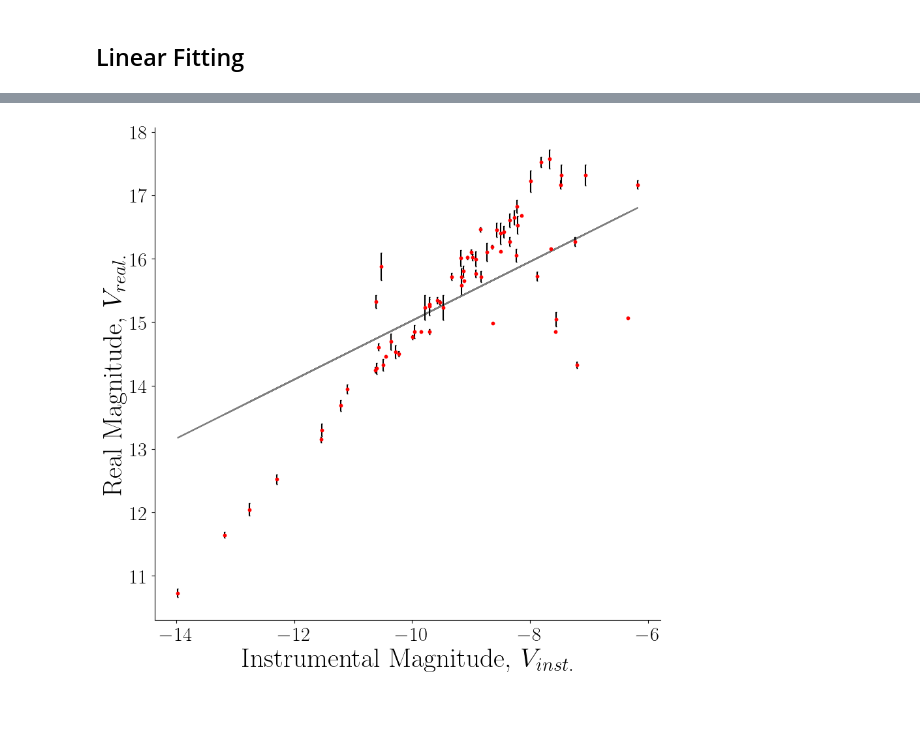
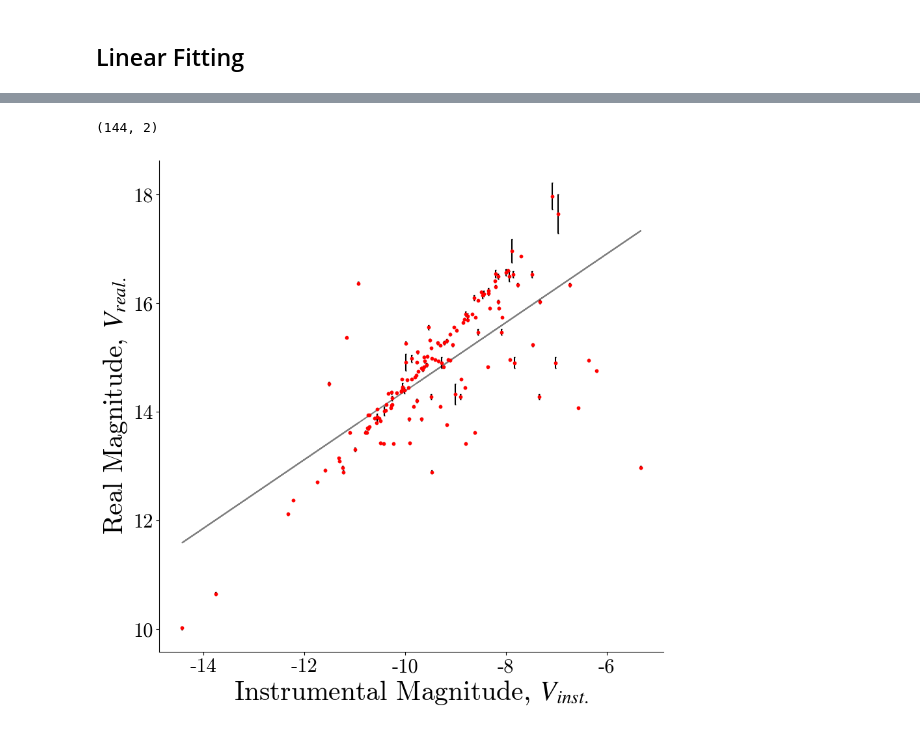
Before and after one commit to OwenJohnsons/Final_Year_Project, a Jupyter notebook: Code/magnitude.calibration.ipynb, the cells around one changed output, grey strips where cells are left out. Saved outputs shown, nothing was run; the diff lists cells and outputs as text; code cells hidden in the pictures.

Commit message:
First additions of methods to clean data.

```diff
--- a/Code/magnitude.calibration.ipynb
+++ b/Code/magnitude.calibration.ipynb
@@ -48,7 +56,8 @@ os.listdir('astrometric_obs_data/')
  'Bochum2_V_wcs.fits',
  'Bochum2_B_wcs.fits']
 # %%
-temp_file_name = 'astrometric_obs_data/berkeley28_B_wcs.fits'
+temp_file_name = 'astrometric_obs_data/NGC2324_B_wcs.fits'
+filter_type = 'B'
 
 # --- Loading Relevant Files and Header Parameters ---
 hdulist = fits.open(temp_file_name)
@@ -123,3 +132,12 @@ def single_WCS_conversion(x_pix, y_pix, file_path):
 tar, cnt, DAO_source_table = WCS_conversion(temp_file_name)
 edge = single_WCS_conversion(0, 0, temp_file_name)
 sep = cnt.separation(edge).degree
+# %%
+if str(filter_type) == 'B':
+    filter_val = 'Bmag'
+    filter_eval = 'e_Bmag'
+else:
+    filter_val = 'Bmag'
+    filter_eval = 'e_Bmag'
+
+print(filter_val, filter_eval)
@@ -134,11 +154,11 @@ def APASS_query(frame_center):
 edge = tWCS.pixel_to_world(0, 0); max_ed = tWCS.pixel_to_world(850, 800)
 
 catalog_result = APASS_query(cnt)
-thrs = catalog_result['e_Bmag'].mean() + catalog_result['e_Bmag'].std()
+thrs = catalog_result[filter_eval].mean() + catalog_result[filter_eval].std()
 # catalog_result = (catalog_result[np.where(catalog_result['DEJ2000'] > edge.dec.degree) and np.where(catalog_result['DEJ2000'] < max_ed.dec.degree)])
 # and catalog_result[np.where(catalog_result['RAJ2000'] > edge.ra.degree) and np.where(catalog_result['RAJ2000'] < max_ed.ra.degree)]])
 
-catalog_result = catalog_result[np.where(catalog_result['e_Bmag'] < thrs) and np.where(catalog_result['e_Bmag'] > 0)]
+catalog_result = catalog_result[np.where(catalog_result[filter_eval] < thrs) and np.where(catalog_result[filter_eval] > 0)]
 test_RA = catalog_result['RAJ2000']
 test_DEC = catalog_result['DEJ2000']
 
@@ -258,8 +274,10 @@ def lin_func(x, m, c):
 	return m*x + c
 # %%
 obs_mag = aper_photometry(image_data, DAO_source_table[obs_index])
-catalog_mag = catalog_result['Bmag'][cat_index]; catalog_mag_err = catalog_result['e_Bmag'][cat_index]
+catalog_mag = catalog_result[filter_val][cat_index]; catalog_mag_err = catalog_result[filter_eval][cat_index]
 
 # --- Removing any NAN values ---
 nan_idx = np.argwhere(np.isnan(obs_mag))
 obs_mag = np.delete(obs_mag, nan_idx); catalog_mag = np.delete(catalog_mag, nan_idx);  catalog_mag_err = np.delete(catalog_mag_err, nan_idx)
+
+print(catalog_mag_err)
@@ -266,19 +297,16 @@ obs_mag = np.delete(obs_mag, nan_idx); catalog_mag = np.delete(catalog_mag, nan_
 # %%
-
 # --- fitting data for graph ---
-popt, pcov = curve_fit(lin_func, obs_mag, catalog_mag, sigma = (catalog_mag_err))
+popt, pcov = curve_fit(lin_func, obs_mag, catalog_mag)#, sigma = (catalog_mag_err))
 fit_data = lin_func(obs_mag, popt[0], popt[1])
 slope_err = np.sqrt(pcov[0][0]); const_err = np.sqrt(pcov[1][1])
-
-# Create DataFrame
-data = {'params': popt, 'param_err': [slope_err, const_err]}
-df = pd.DataFrame(data)
-df.to_csv(r'calibration_parameters/' + target_name + '.txt', index=None, sep=' ', mode='a')
 
 plt.plot(obs_mag, fit_data, 'k-', alpha = 0.5)
 plt.scatter(obs_mag, catalog_mag, s = 10, color = 'red', zorder = 3)
 plt.errorbar(obs_mag, catalog_mag, yerr=catalog_mag_err, ls = 'None', capsize = .5, color = 'black')
 plt.xlabel('Instrumental Magnitude, $V_{{inst.}}$'); plt.ylabel('Real Magnitude, $V_{real.}$')
-plt.savefig('calibration_parameters/plots/' + target_name + '.png')
+
+test_blobs = np.transpose([catalog_mag, obs_mag])
+print(np.shape(test_blobs))
 # %% [output]
+(144, 2)
-[figure, old version]
+[figure, new version]
```
Also changed, not shown: parts of 14 cells of this notebook, 1 other file.
